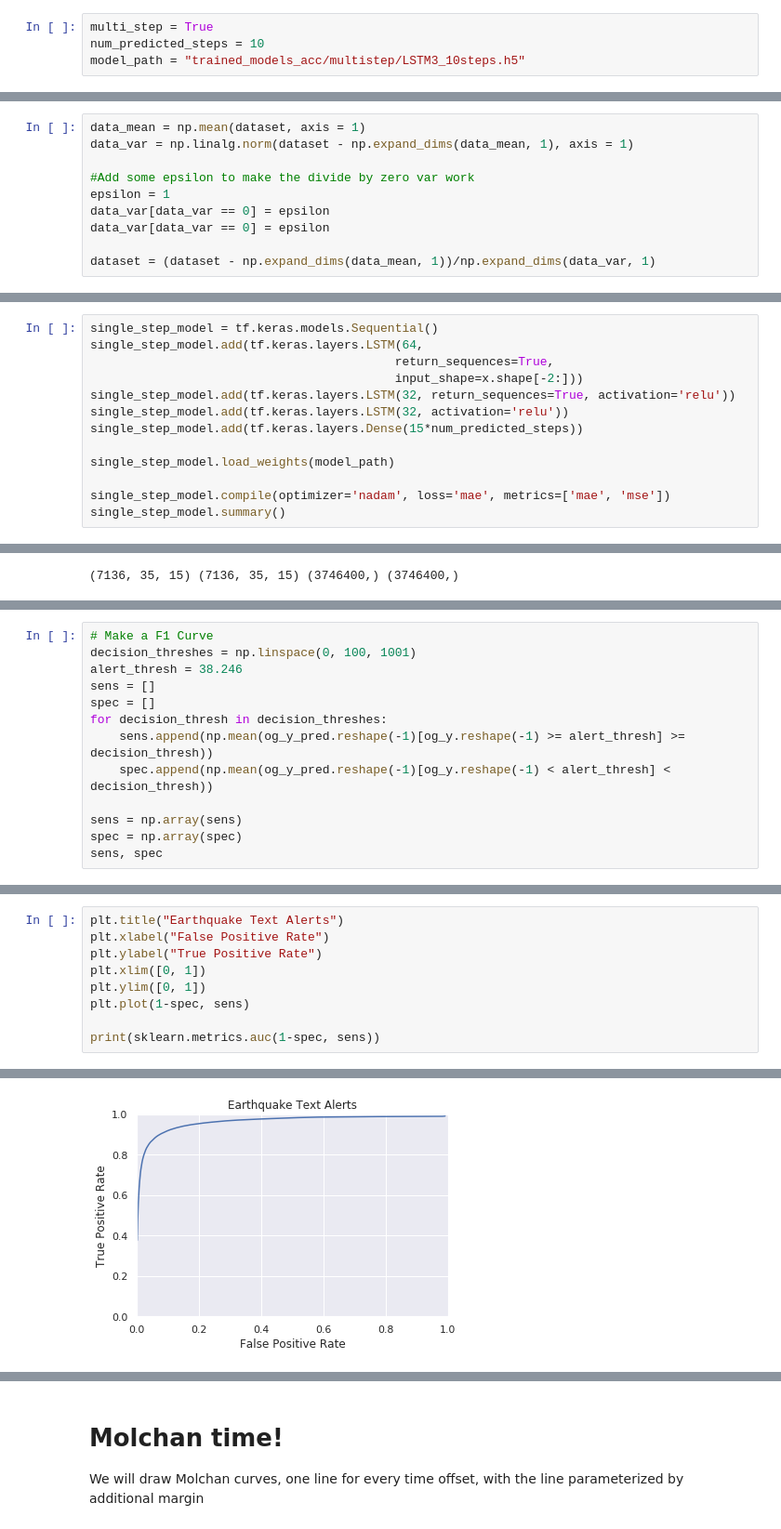
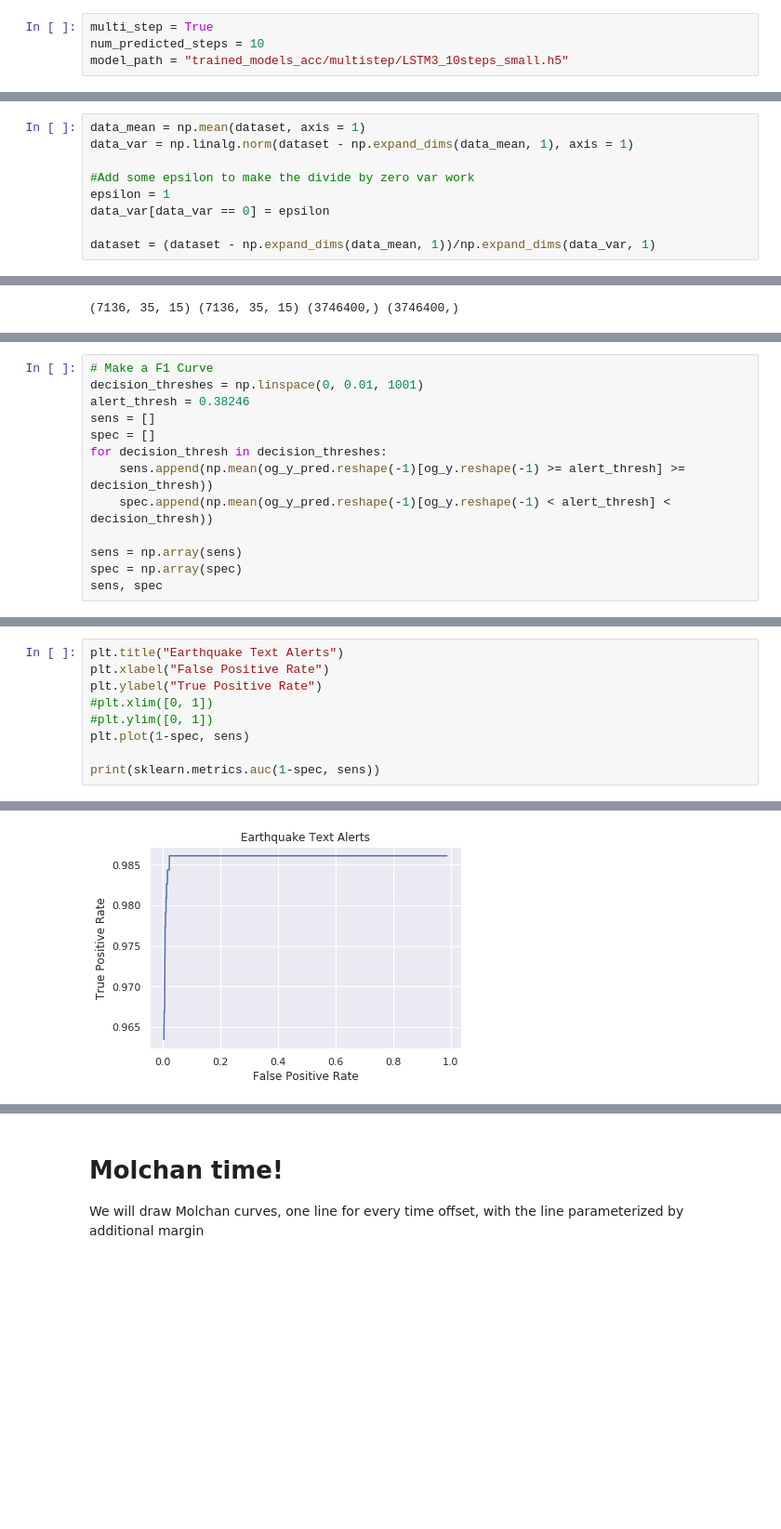
Before and after one commit to DeepShake/DeepShake, a Jupyter notebook: models/AlertAccuracy.ipynb, the cells around one changed output, grey strips where cells are left out. Shown at 93% size. Drawn from its saved outputs; the diff is of its cells as text; blank space fills up the shorter version.

```diff
--- a/models/AlertAccuracy.ipynb
+++ b/models/AlertAccuracy.ipynb
@@ -25,7 +25,7 @@ py3nvml.grab_gpus(1)
 # %%
 multi_step = True
 num_predicted_steps = 10
-model_path = "trained_models_acc/multistep/LSTM3_10steps.h5"
+model_path = "trained_models_acc/multistep/LSTM3_10steps_small.h5"
 # %% [markdown]
 # Load the dataset
 # %%
@@ -57,7 +57,6 @@ data_var = np.linalg.norm(dataset - np.expand_dims(data_mean, 1), axis = 1)
 #Add some epsilon to make the divide by zero var work
 epsilon = 1
 data_var[data_var == 0] = epsilon
-data_var[data_var == 0] = epsilon
 
 dataset = (dataset - np.expand_dims(data_mean, 1))/np.expand_dims(data_var, 1)
 # %%
@@ -135,16 +134,3 @@ Total params: 165,910
 Trainable params: 165,910
 Non-trainable params: 0
 _________________________________________________________________
-# %%
-single_step_model = tf.keras.models.Sequential()
-single_step_model.add(tf.keras.layers.LSTM(64,
-                                          return_sequences=True,
-                                          input_shape=x.shape[-2:]))
-single_step_model.add(tf.keras.layers.LSTM(32, return_sequences=True, activation='relu'))
-single_step_model.add(tf.keras.layers.LSTM(32, activation='relu'))
-single_step_model.add(tf.keras.layers.Dense(15*num_predicted_steps))
-
-single_step_model.load_weights(model_path)
-
-single_step_model.compile(optimizer='nadam', loss='mae', metrics=['mae', 'mse'])
-single_step_model.summary()
@@ -299,7 +289,7 @@ NameError: name 'tnr' is not defined
 # %%
 # Make a F1 Curve
-decision_threshes = np.linspace(0, 100, 1001)
-alert_thresh = 38.246
+decision_threshes = np.linspace(0, 0.01, 1001)
+alert_thresh = 0.38246
 sens = []
 spec = []
 for decision_thresh in decision_threshes:
@@ -318,8 +313,8 @@ sens, spec
 plt.title("Earthquake Text Alerts")
 plt.xlabel("False Positive Rate")
 plt.ylabel("True Positive Rate")
-plt.xlim([0, 1])
-plt.ylim([0, 1])
+#plt.xlim([0, 1])
+#plt.ylim([0, 1])
 plt.plot(1-spec, sens)
 
 print(sklearn.metrics.auc(1-spec, sens))
@@ -328,4 +323,4 @@ print(sklearn.metrics.auc(1-spec, sens))
-[figure, old version]
+[figure, new version]
 # %%
 #Find EER
 temp = spec > sens
```
Also changed, not shown: parts of 25 cells of this notebook, 9 other files.
